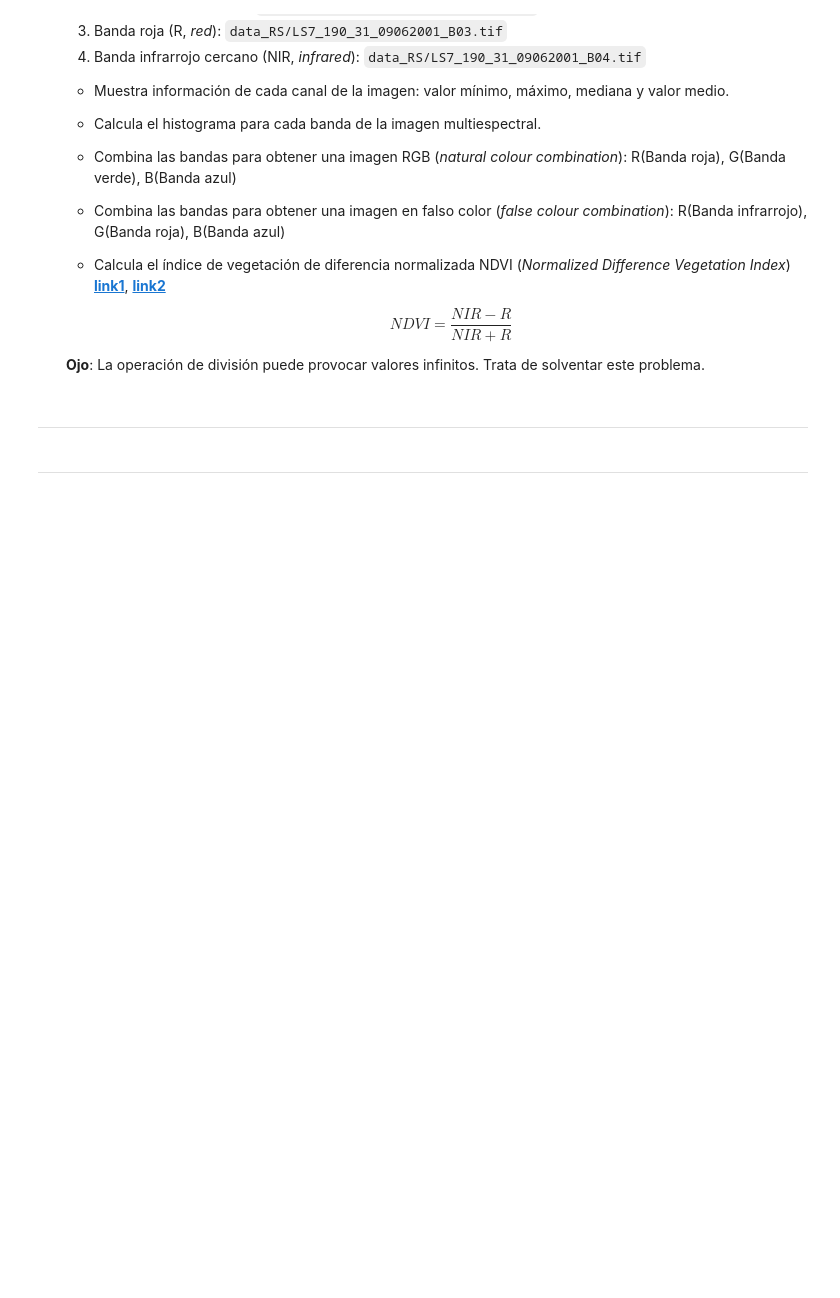
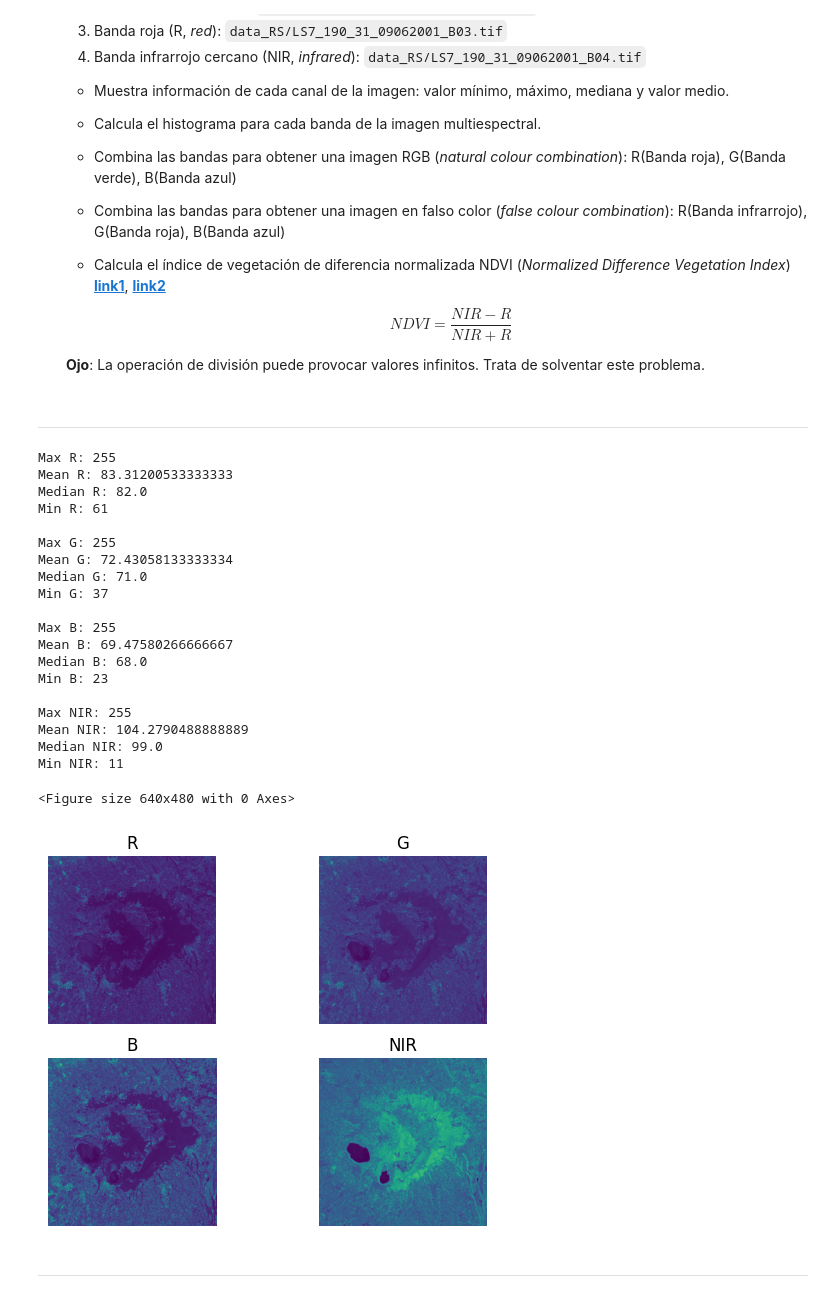
Before and after one commit to alanglk/KISA, a Jupyter notebook: src/PIS/project/signal2024_2025.ipynb, the cells around one changed output. Cells and saved outputs as stored; diff of their text form; code cells hidden in the pictures; blank space fills up the shorter version.

```diff
--- a/src/PIS/project/signal2024_2025.ipynb
+++ b/src/PIS/project/signal2024_2025.ipynb
@@ -277,7 +282,41 @@ def info_channel(im, im_name="imagen"):
 # %% [markdown]
 <hr style="border: 1px solid pink" />
 # %%
-# Realiza la tarea
+image_r = Image.open("../labs/data_RS/LS7_190_31_09062001_B01.tif")
+image_g = Image.open("../labs/data_RS/LS7_190_31_09062001_B02.tif")
+image_b = Image.open("../labs/data_RS/LS7_190_31_09062001_B03.tif")
+image_i = Image.open("../labs/data_RS/LS7_190_31_09062001_B04.tif")
+images = [(image_r, "R"), (image_g, "G"), (image_b, "B"), (image_i, "NIR")]
+
+plt.tight_layout()
+f, axs = plt.subplots(2, 2)
+for ax, m in zip(axs.flatten(), images):
+    ax.imshow(m[0])
+    ax.set_title(m[1])
+    ax.axis('off')
+    info_channel( np.array(m[0].convert("RGB")), im_name=m[1] )
+# %% [output]
+Max R: 255
+Mean R: 83.31200533333333
+Median R: 82.0
+Min R: 61
+
+Max G: 255
+Mean G: 72.43058133333334
+Median G: 71.0
+Min G: 37
+
+Max B: 255
+Mean B: 69.47580266666667
+Median B: 68.0
+Min B: 23
+
+Max NIR: 255
+Mean NIR: 104.2790488888889
+Median NIR: 99.0
+Min NIR: 11
+<Figure size 640x480 with 0 Axes>
+[figure, added]
 # %% [markdown]
 ----
 # %% [markdown]
```
Also changed, not shown: parts of 1 cell of this notebook, 1 other file.
